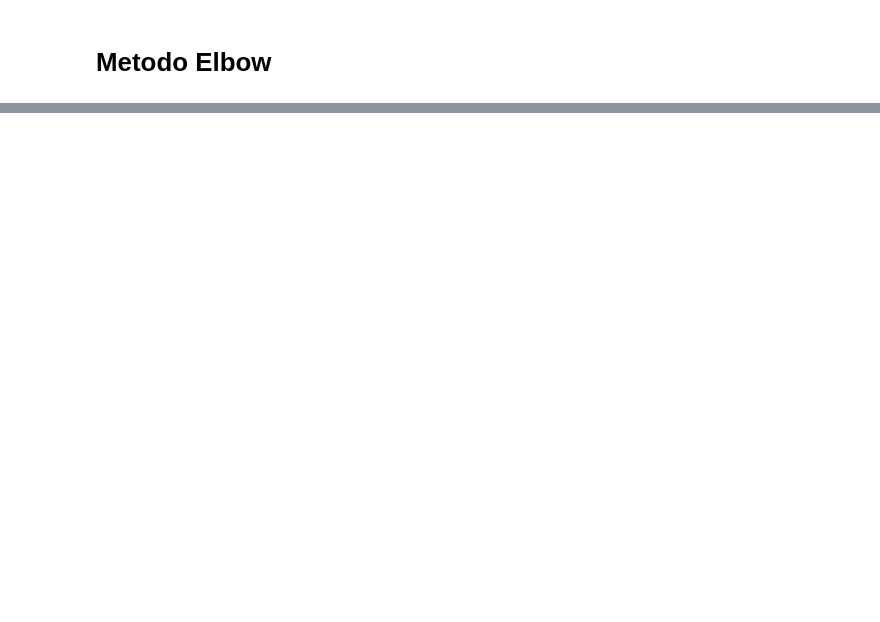
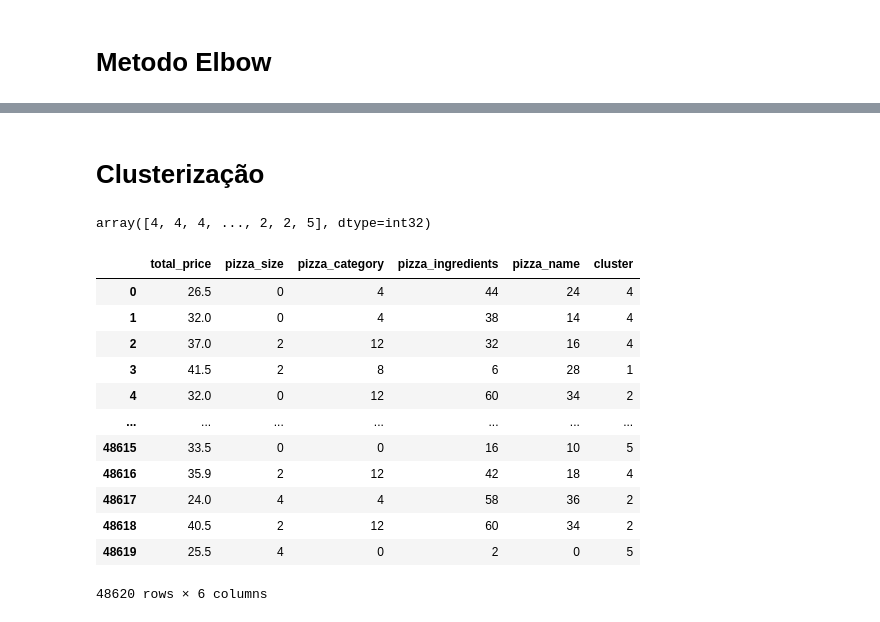
Before and after one commit to weltonlopesdev/A3---Algoritimo-KMeans, a Jupyter notebook: Clustering_Kmeans_A3_Categorias_de_PIZZA.ipynb, the cells around one changed output, grey strips where cells are left out. Saved outputs shown, nothing was run; the diff lists cells and outputs as text; code cells hidden in the pictures; blank space fills up the shorter version.

```diff
--- a/Clustering_Kmeans_A3_Categorias_de_PIZZA.ipynb
+++ b/Clustering_Kmeans_A3_Categorias_de_PIZZA.ipynb
@@ -295,0 +378,2 @@ plt.show()
+# %% [markdown]
+# Clusterização
@@ -295,0 +382,28 @@ plt.show()
+# %%
+Model = KMeans(n_clusters=8)
+# %%
+clusters = Model.fit_predict(df_clustering)
+# %%
+clusters
+# %% [output]
+array([4, 4, 4, ..., 2, 2, 5], dtype=int32)
+# %%
+df_final = df_clustering
+# %%
+df_final['cluster'] = clusters
+# %%
+df_final
+# %% [output]
+|  | total_price | pizza_size | pizza_category | pizza_ingredients | pizza_name | cluster |
+| 0 | 26.5 | 0 | 4 | 44 | 24 | 4 |
+| 1 | 32.0 | 0 | 4 | 38 | 14 | 4 |
+| 2 | 37.0 | 2 | 12 | 32 | 16 | 4 |
+| 3 | 41.5 | 2 | 8 | 6 | 28 | 1 |
+| 4 | 32.0 | 0 | 12 | 60 | 34 | 2 |
+| ... | ... | ... | ... | ... | ... | ... |
+| 48615 | 33.5 | 0 | 0 | 16 | 10 | 5 |
+| 48616 | 35.9 | 2 | 12 | 42 | 18 | 4 |
+| 48617 | 24.0 | 4 | 4 | 58 | 36 | 2 |
+| 48618 | 40.5 | 2 | 12 | 60 | 34 | 2 |
+| 48619 | 25.5 | 4 | 0 | 2 | 0 | 5 |
+48620 rows × 6 columns
```
Also changed, not shown: parts of 16 cells of this notebook.
